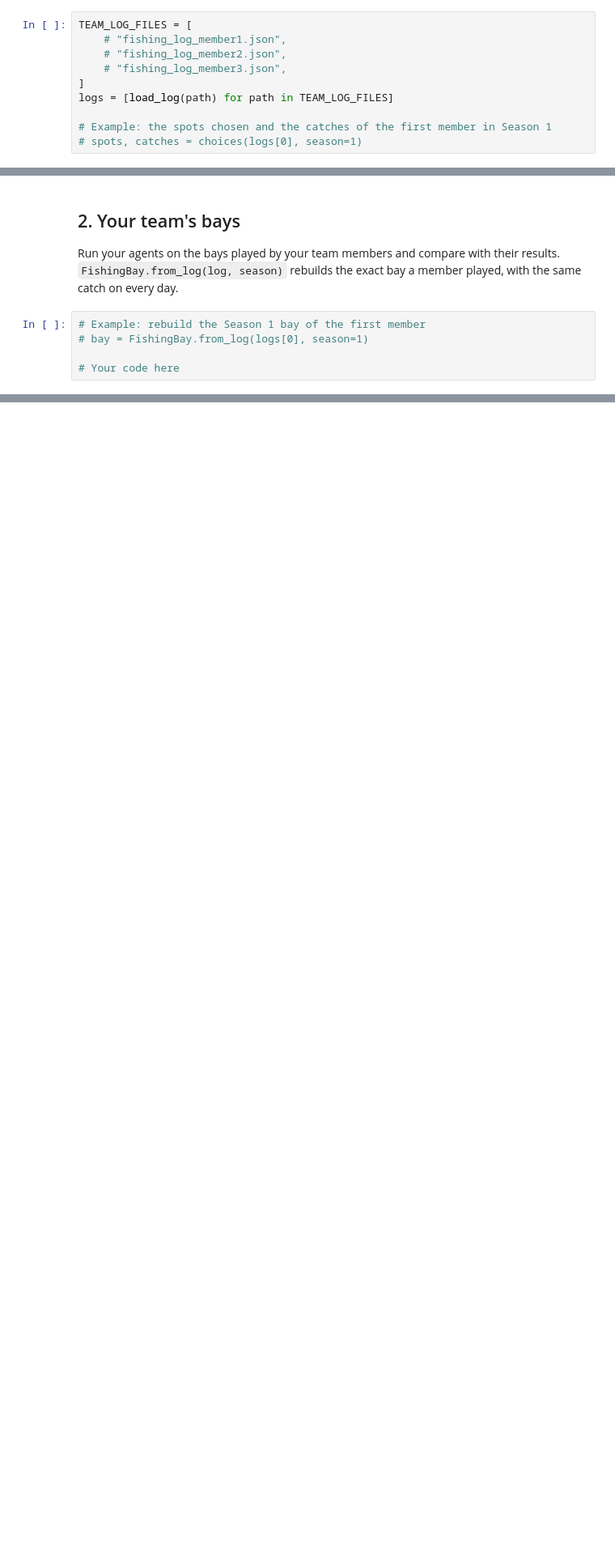
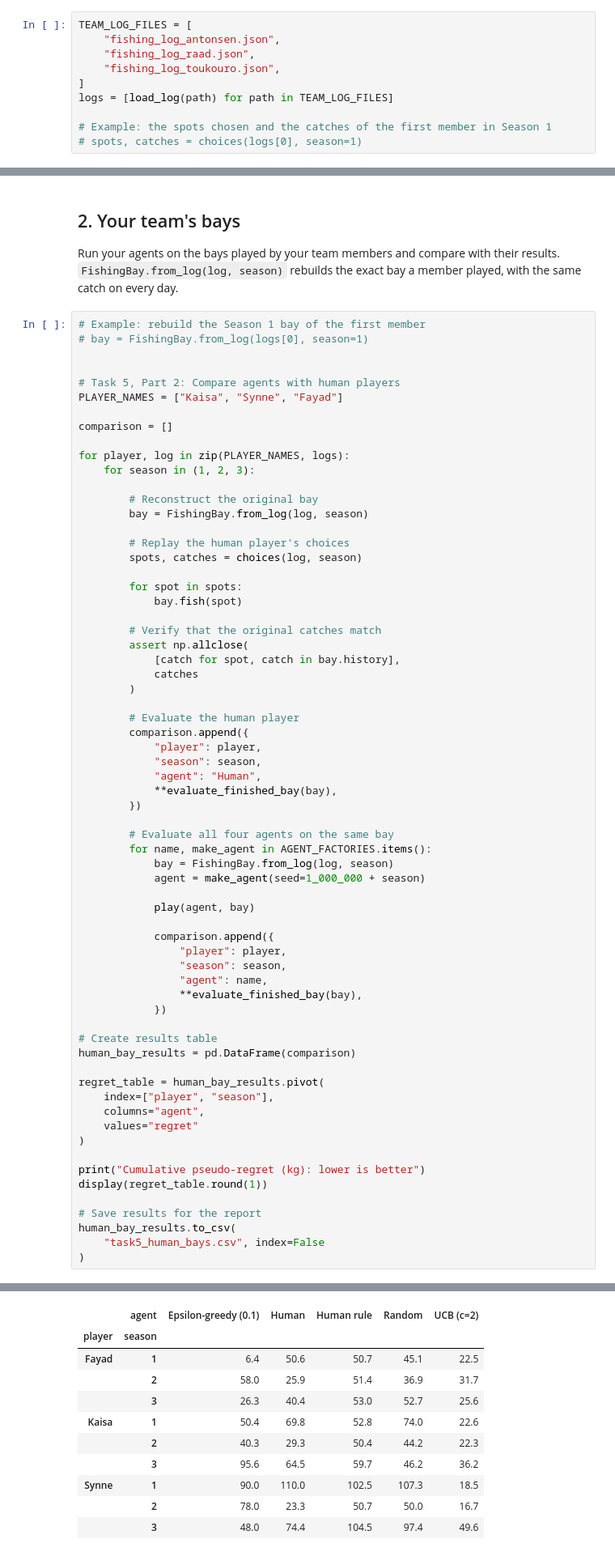
Before and after one commit to Kaisaantonsen/MALIS, a Jupyter notebook: Project1/experiment.ipynb, the cells around one changed output, grey strips where cells are left out. Shown at 81% size. Drawn from its saved outputs; the diff is of its cells as text; blank space fills up the shorter version.

```diff
--- a/Project1/experiment.ipynb
+++ b/Project1/experiment.ipynb
@@ -22,9 +25,9 @@ from agents import play, RandomAgent, RandomContextualAgent  # add your own agen
 Put the JSON log of each team member next to this notebook and list the files below.
 # %%
 TEAM_LOG_FILES = [
-    # "fishing_log_member1.json",
-    # "fishing_log_member2.json",
-    # "fishing_log_member3.json",
+    "fishing_log_antonsen.json",
+    "fishing_log_raad.json",
+    "fishing_log_toukouro.json",
 ]
 logs = [load_log(path) for path in TEAM_LOG_FILES]
 
@@ -56,4 +156,66 @@ Run your agents on the bays played by your team members and compare with their r
 # Example: rebuild the Season 1 bay of the first member
 # bay = FishingBay.from_log(logs[0], season=1)
 
-# Your code here
+
+# Task 5, Part 2: Compare agents with human players
+PLAYER_NAMES = ["Kaisa", "Synne", "Fayad"]
+
+comparison = []
+
+for player, log in zip(PLAYER_NAMES, logs):
+    for season in (1, 2, 3):
+
+        # Reconstruct the original bay
+        bay = FishingBay.from_log(log, season)
+
+        # Replay the human player's choices
+        spots, catches = choices(log, season)
+
+        for spot in spots:
+            bay.fish(spot)
+
+        # Verify that the original catches match
+        assert np.allclose(
+            [catch for spot, catch in bay.history],
+            catches
+        )
+
+        # Evaluate the human player
+        comparison.append({
+            "player": player,
+            "season": season,
+            "agent": "Human",
+            **evaluate_finished_bay(bay),
+        })
+
+        # Evaluate all four agents on the same bay
+        for name, make_agent in AGENT_FACTORIES.items():
+            bay = FishingBay.from_log(log, season)
+            agent = make_agent(seed=1_000_000 + season)
+
+            play(agent, bay)
+
+            comparison.append({
+                "player": player,
+                "season": season,
+                "agent": name,
+                **evaluate_finished_bay(bay),
+            })
+
+# Create results table
+human_bay_results = pd.DataFrame(comparison)
+
+regret_table = human_bay_results.pivot(
+    index=["player", "season"],
+    columns="agent",
+    values="regret"
+)
+
+print("Cumulative pseudo-regret (kg): lower is better")
+display(regret_table.round(1))
+
+# Save results for the report
+human_bay_results.to_csv(
+    "task5_human_bays.csv", index=False
+)
+# %% [output]
@@ -60,3 +223,14 @@ Run your agents on the bays played by your team members and compare with their r
+|  | agent | Epsilon-greedy (0.1) | Human | Human rule | Random | UCB (c=2) |
+| player | season |  |  |  |  |  |
+| Fayad | 1 | 6.4 | 50.6 | 50.7 | 45.1 | 22.5 |
+|  | 2 | 58.0 | 25.9 | 51.4 | 36.9 | 31.7 |
+|  | 3 | 26.3 | 40.4 | 53.0 | 52.7 | 25.6 |
+| Kaisa | 1 | 50.4 | 69.8 | 52.8 | 74.0 | 22.6 |
+|  | 2 | 40.3 | 29.3 | 50.4 | 44.2 | 22.3 |
+|  | 3 | 95.6 | 64.5 | 59.7 | 46.2 | 36.2 |
+| Synne | 1 | 90.0 | 110.0 | 102.5 | 107.3 | 18.5 |
+|  | 2 | 78.0 | 23.3 | 50.7 | 50.0 | 16.7 |
+|  | 3 | 48.0 | 74.4 | 104.5 | 97.4 | 49.6 |
 # %% [markdown]
 ## 3. Seasons 2 and 3
 
```
Also changed, not shown: parts of 4 cells of this notebook, 8 other files.
